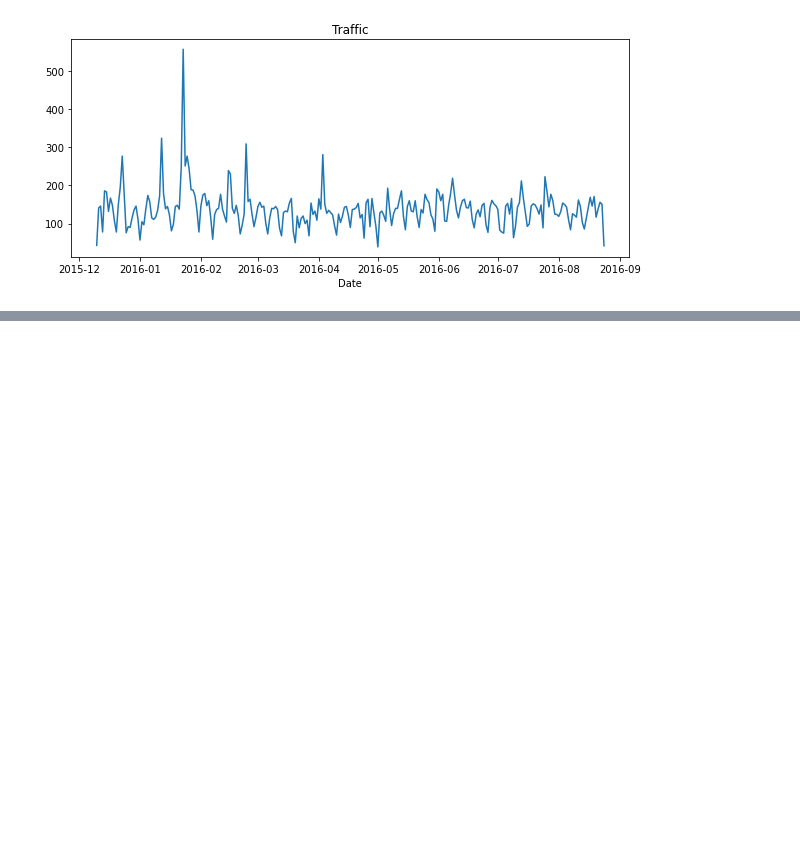
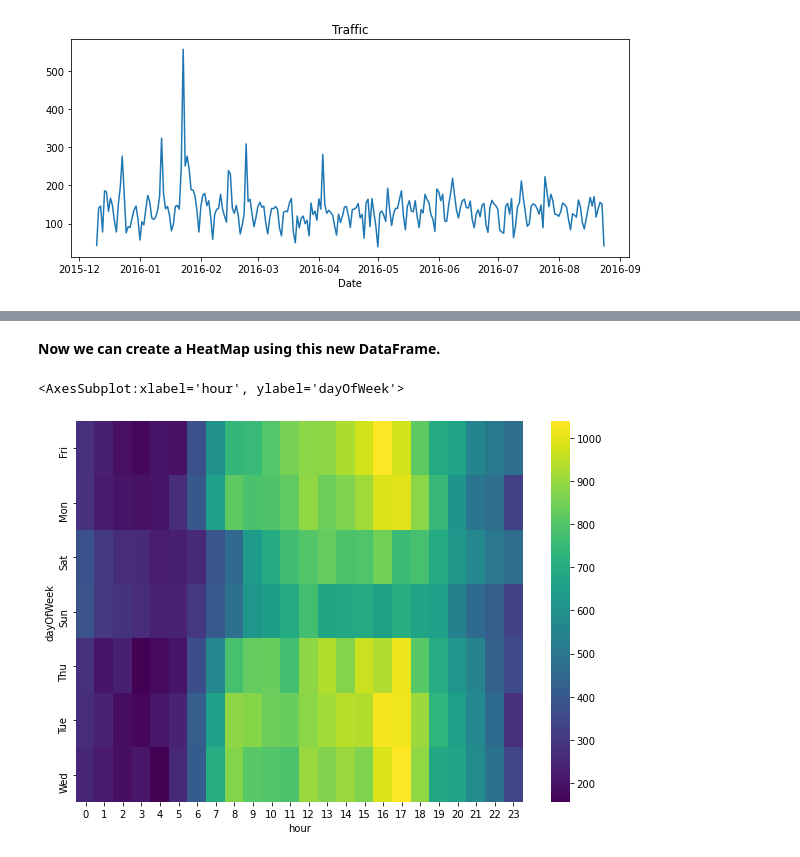
Before and after one commit to ayg15/911CallsAnalysis, a Jupyter notebook: 911 Calls Data Analysis.ipynb, the cells around one changed output, grey strips where cells are left out. Cells and saved outputs as stored; diff of their text form; code cells hidden in the pictures; blank space fills up the shorter version.

Commit message:
Added heatmaps and cluster maps.

```diff
--- a/911 Calls Data Analysis.ipynb
+++ b/911 Calls Data Analysis.ipynb
@@ -273,0 +276,3 @@ Text(0.5, 1.0, 'Traffic')
+# %%
+callsByHour = df.groupby(['dayOfWeek','hour']).count()['reason'].unstack(level=-1)
+callsByHour.head()
@@ -273,0 +288,8 @@ Text(0.5, 1.0, 'Traffic')
+# %% [markdown]
+**Now we can create a HeatMap using this new DataFrame.**
+# %%
+plt.figure(figsize=(10,7))
+sns.heatmap(callsByHour, cmap='viridis')
+# %% [output]
+<AxesSubplot:xlabel='hour', ylabel='dayOfWeek'>
+[figure, added]
```
Also changed, not shown: parts of 10 cells of this notebook.
